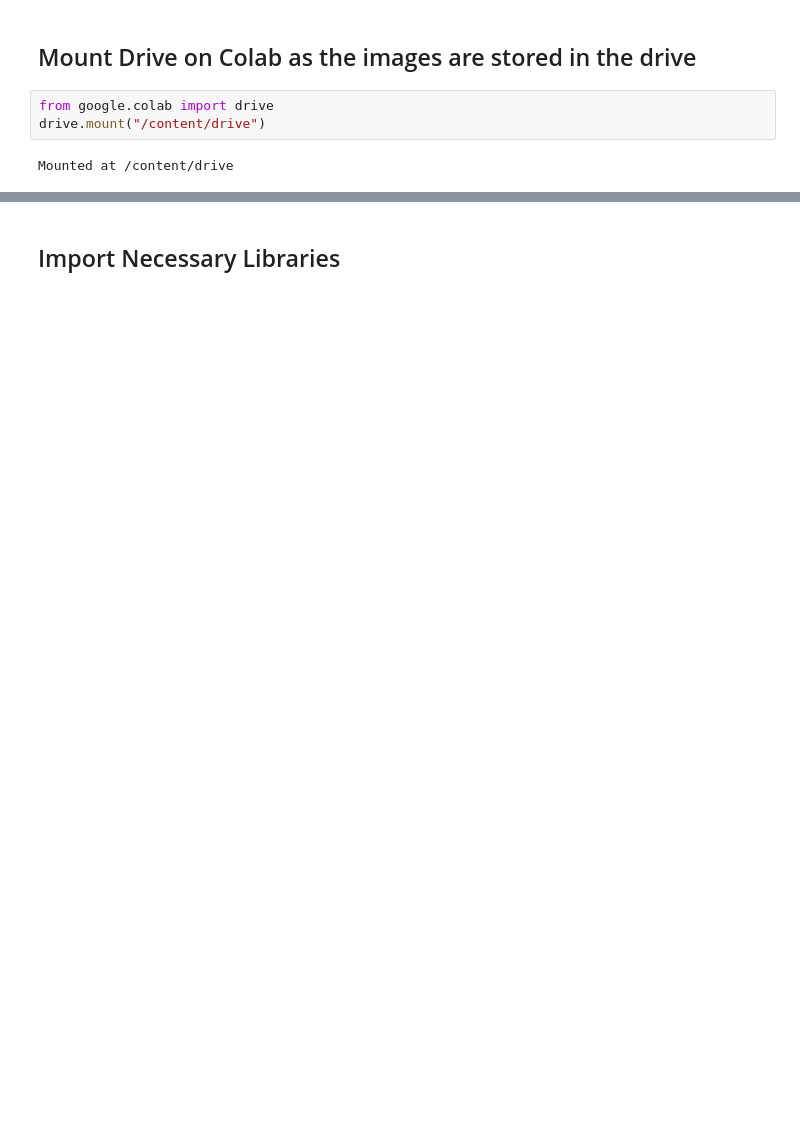
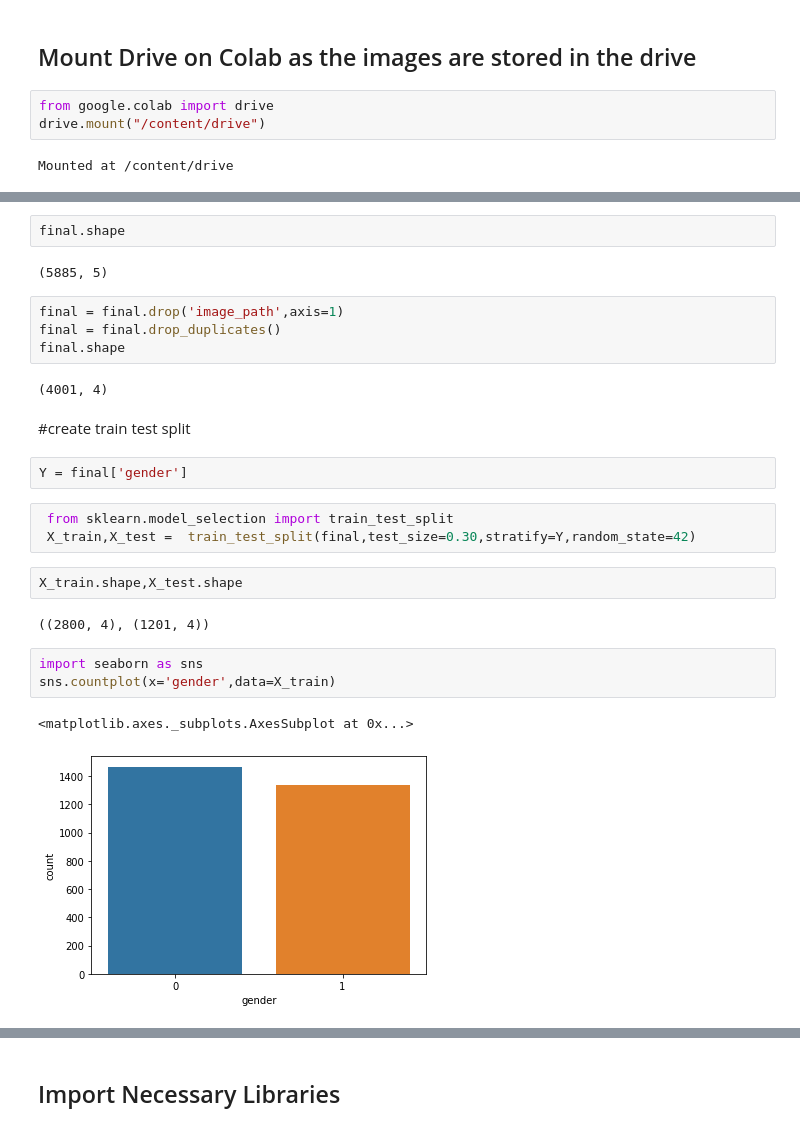
Before and after one commit to plaban1981/Deep-Learning-KERAS, a Jupyter notebook: Age_Category_Classification_using_Tensorflow_Transfer_Learning.ipynb, the cells around one changed output, grey strips where cells are left out. Drawn from its saved outputs; the diff is of its cells as text; blank space fills up the shorter version.

```diff
--- a/Age_Category_Classification_using_Tensorflow_Transfer_Learning.ipynb
+++ b/Age_Category_Classification_using_Tensorflow_Transfer_Learning.ipynb
@@ -9,0 +140,27 @@ Mounted at /content/drive
+# %%
+final.shape
+# %% [output]
+(5885, 5)
+# %%
+final = final.drop('image_path',axis=1)
+final = final.drop_duplicates()
+final.shape
+# %% [output]
+(4001, 4)
+# %% [markdown]
+#create train test split
+# %%
+Y = final['gender']
+# %%
+ from sklearn.model_selection import train_test_split
+ X_train,X_test =  train_test_split(final,test_size=0.30,stratify=Y,random_state=42)
+# %%
+X_train.shape,X_test.shape
+# %% [output]
+((2800, 4), (1201, 4))
+# %%
+import seaborn as sns
+sns.countplot(x='gender',data=X_train)
+# %% [output]
+<matplotlib.axes._subplots.AxesSubplot at 0x...>
+[figure, added]
```
Also changed, not shown: parts of 78 cells of this notebook.
